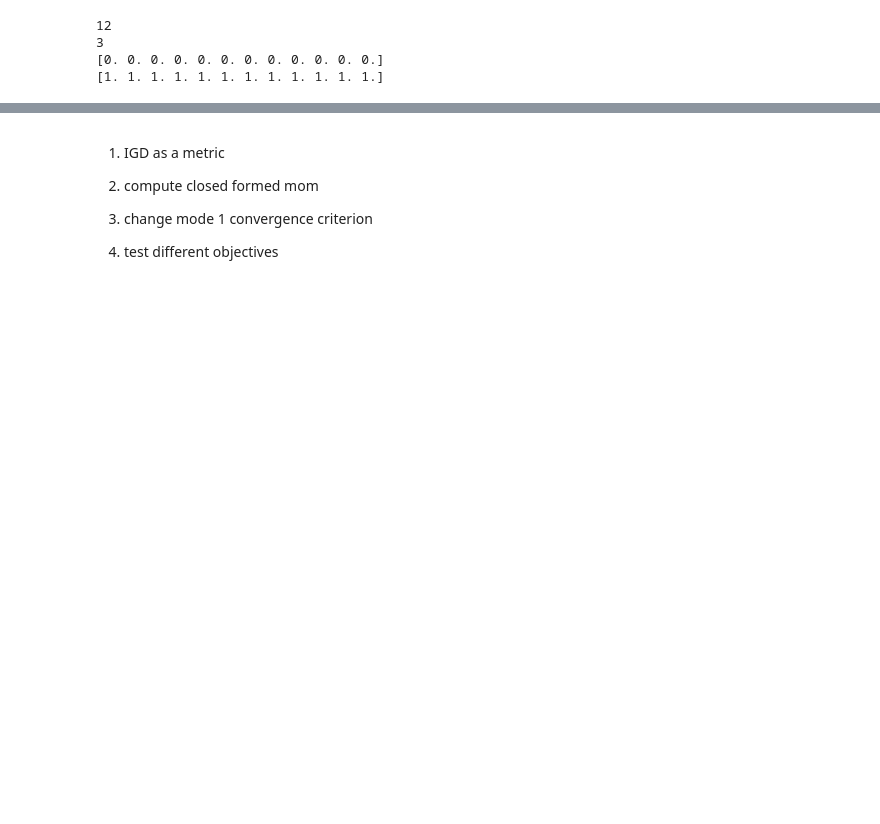
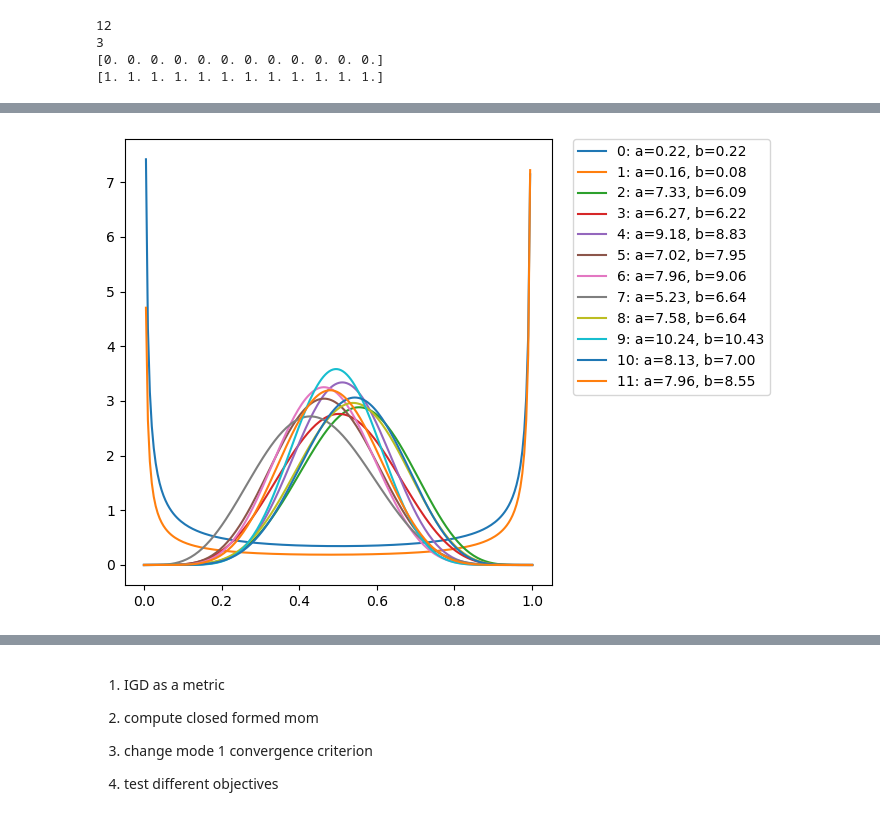
Before and after one commit to rameshsrinivasanuci/multiobjective, a Jupyter notebook: dtlz.ipynb, the cells around one changed output, grey strips where cells are left out. Cells and saved outputs as stored; diff of their text form; code cells hidden in the pictures; blank space fills up the shorter version.

```diff
--- a/dtlz.ipynb
+++ b/dtlz.ipynb
@@ -112,0 +216,17 @@ ax.plot(results['js_div_list'])
+# %%
+fig = plt.figure(figsize=(7, 5))
+ax = fig.add_subplot()
+x = np.linspace(0, 1, 200)
+gen = 10
+for v in range(params_table[gen]['beta_params'].shape[0]):
+    a = params_table[gen]['beta_params'][v, 0]
+    b = params_table[gen]['beta_params'][v, 1]
+    ax.plot(
+        x,
+        beta.pdf(x, a, b, loc=0, scale=1),
+        label= f"{v}: a={a:.2f}, b={b:.2f}"
+    )
+ax.legend(bbox_to_anchor=(1.05, 1), loc='upper left', borderaxespad=0.)
+fig.tight_layout()
+# %% [output]
+[figure, added]
```
Also changed, not shown: parts of 25 cells of this notebook, 1 other file.
